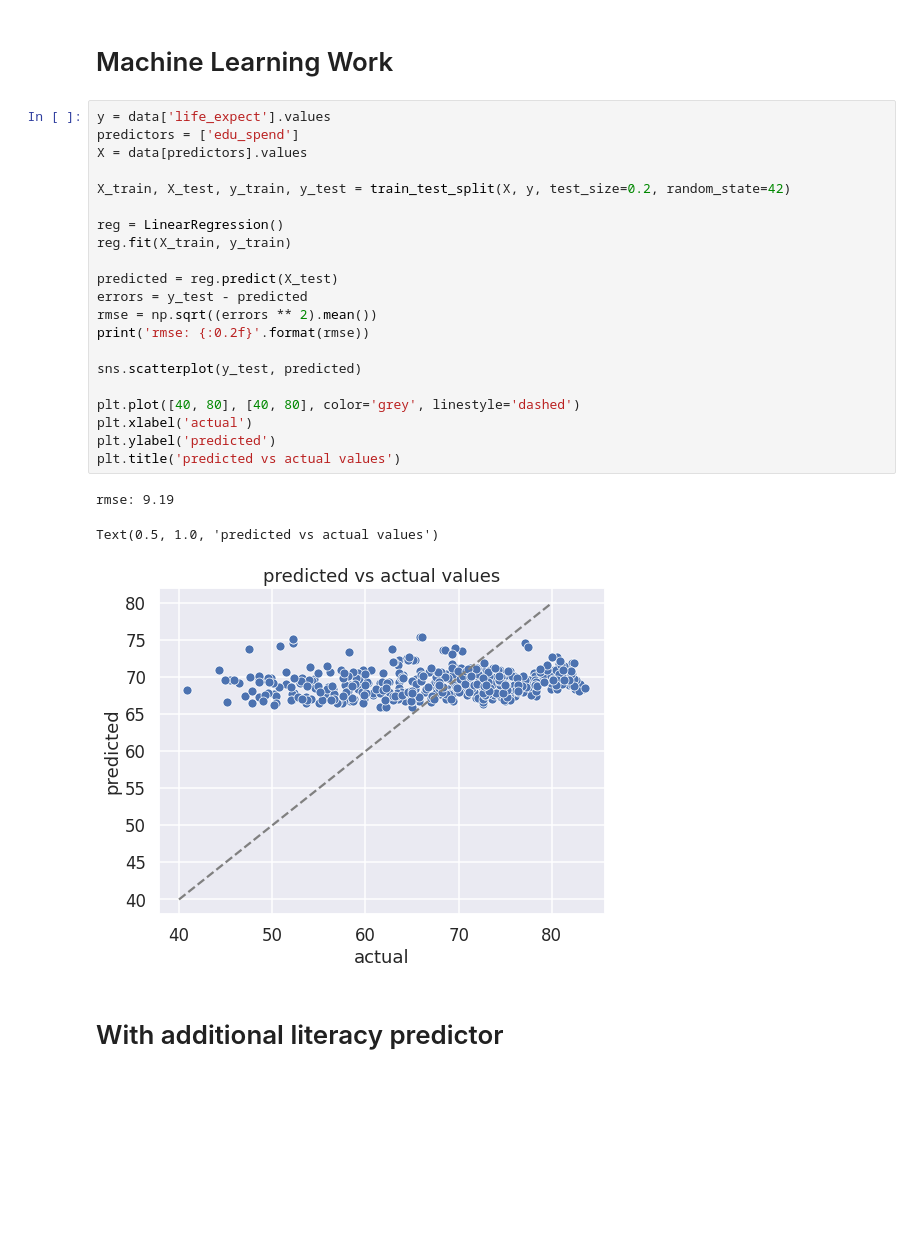
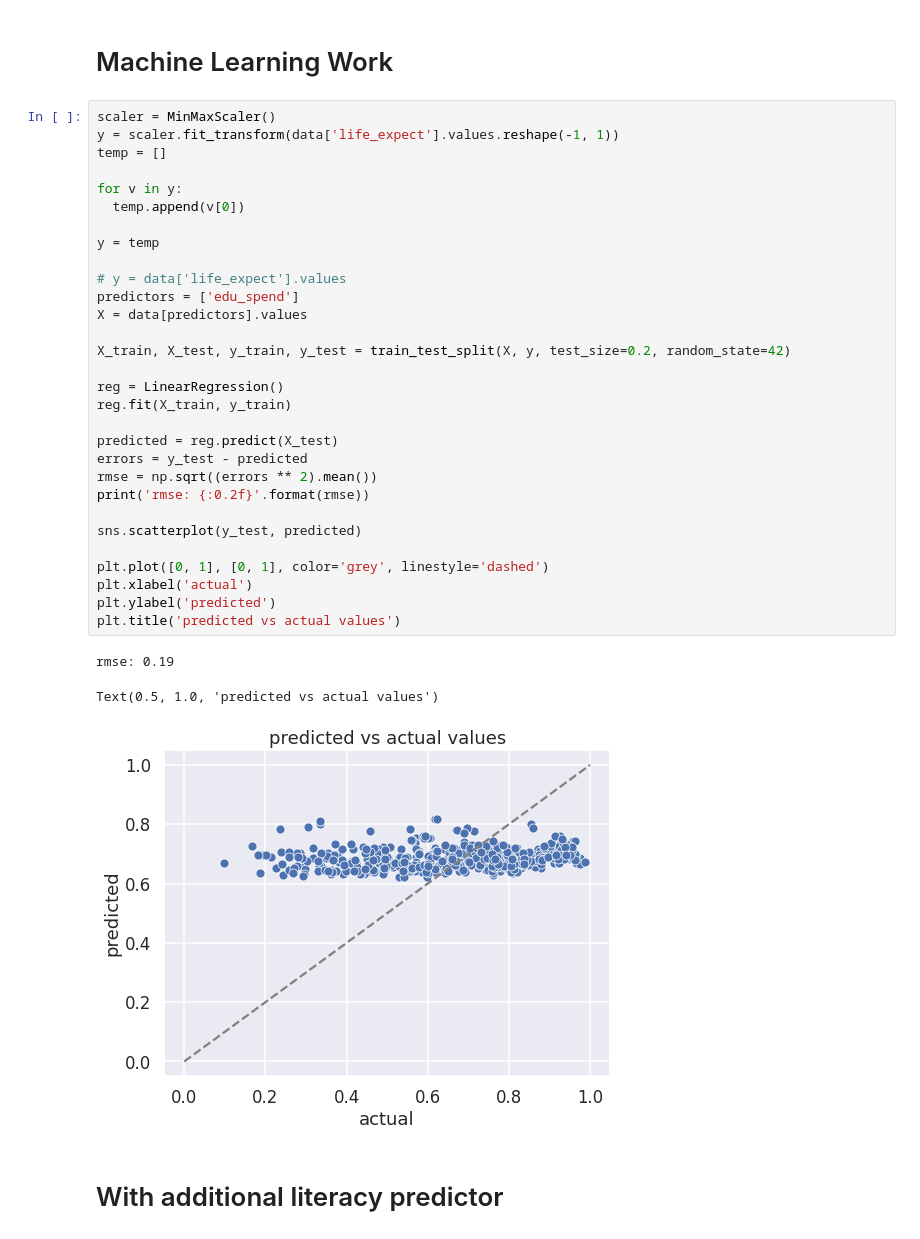
Before and after one commit to ryan-barrett/DS-life-expectancy, a Jupyter notebook: life_expectancy.ipynb, the cells around one changed output. Cells and saved outputs as stored; diff of their text form; blank space fills up the shorter version.

```diff
--- a/life_expectancy.ipynb
+++ b/life_expectancy.ipynb
@@ -169,30 +169,39 @@ ax.set(xlabel='education expenditure (% of GDP)', ylabel='average life expectanc
 # %% [markdown]
 # Machine Learning Work
 # %%
-y = data['life_expect'].values
+scaler = MinMaxScaler()
+y = scaler.fit_transform(data['life_expect'].values.reshape(-1, 1))
+temp = []
+
+for v in y:
+  temp.append(v[0])
+
+y = temp
+
+# y = data['life_expect'].values
 predictors = ['edu_spend']
 X = data[predictors].values
 
 X_train, X_test, y_train, y_test = train_test_split(X, y, test_size=0.2, random_state=42)
 
 reg = LinearRegression()
 reg.fit(X_train, y_train)
 
 predicted = reg.predict(X_test)
 errors = y_test - predicted
 rmse = np.sqrt((errors ** 2).mean())
 print('rmse: {:0.2f}'.format(rmse))
 
 sns.scatterplot(y_test, predicted)
 
-plt.plot([40, 80], [40, 80], color='grey', linestyle='dashed')
+plt.plot([0, 1], [0, 1], color='grey', linestyle='dashed')
 plt.xlabel('actual')
 plt.ylabel('predicted')
 plt.title('predicted vs actual values')
 # %% [output]
-rmse: 9.19
+rmse: 0.19
 Text(0.5, 1.0, 'predicted vs actual values')
-[figure, old version]
+[figure, new version]
 # %% [markdown]
 # With additional literacy predictor
 # %%
```
